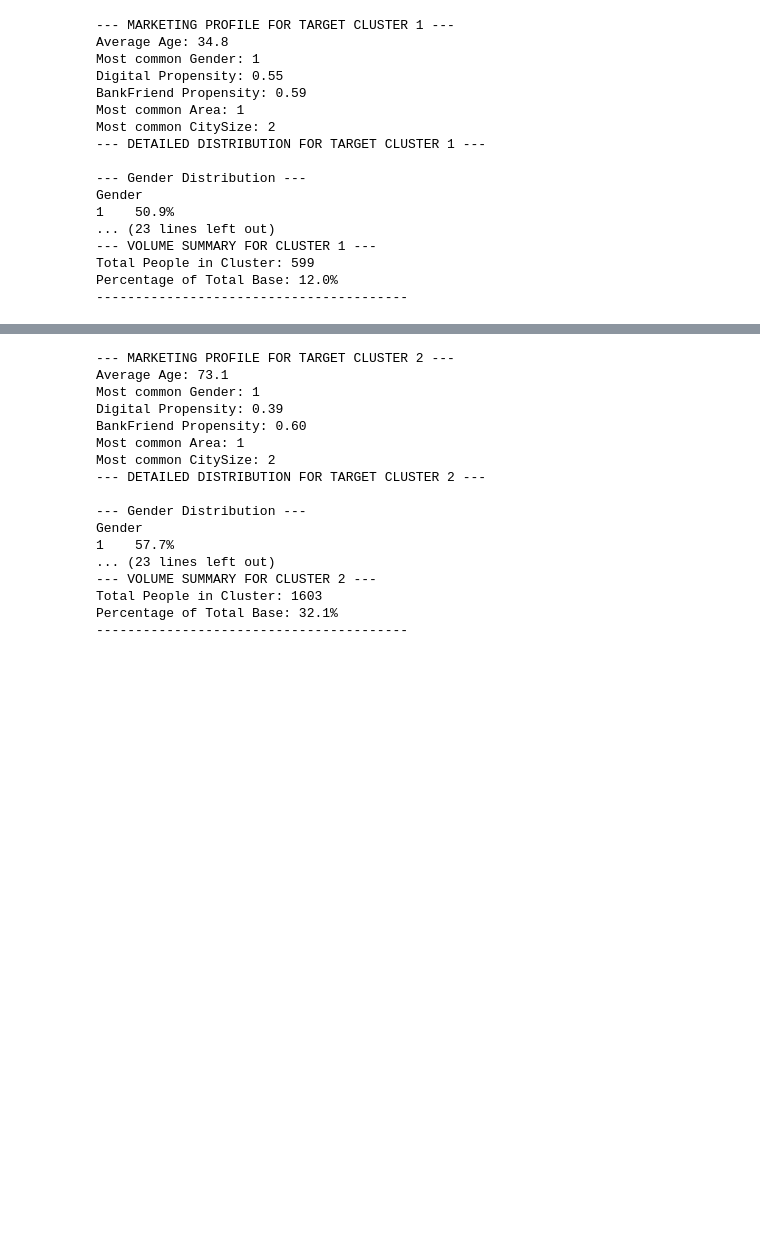
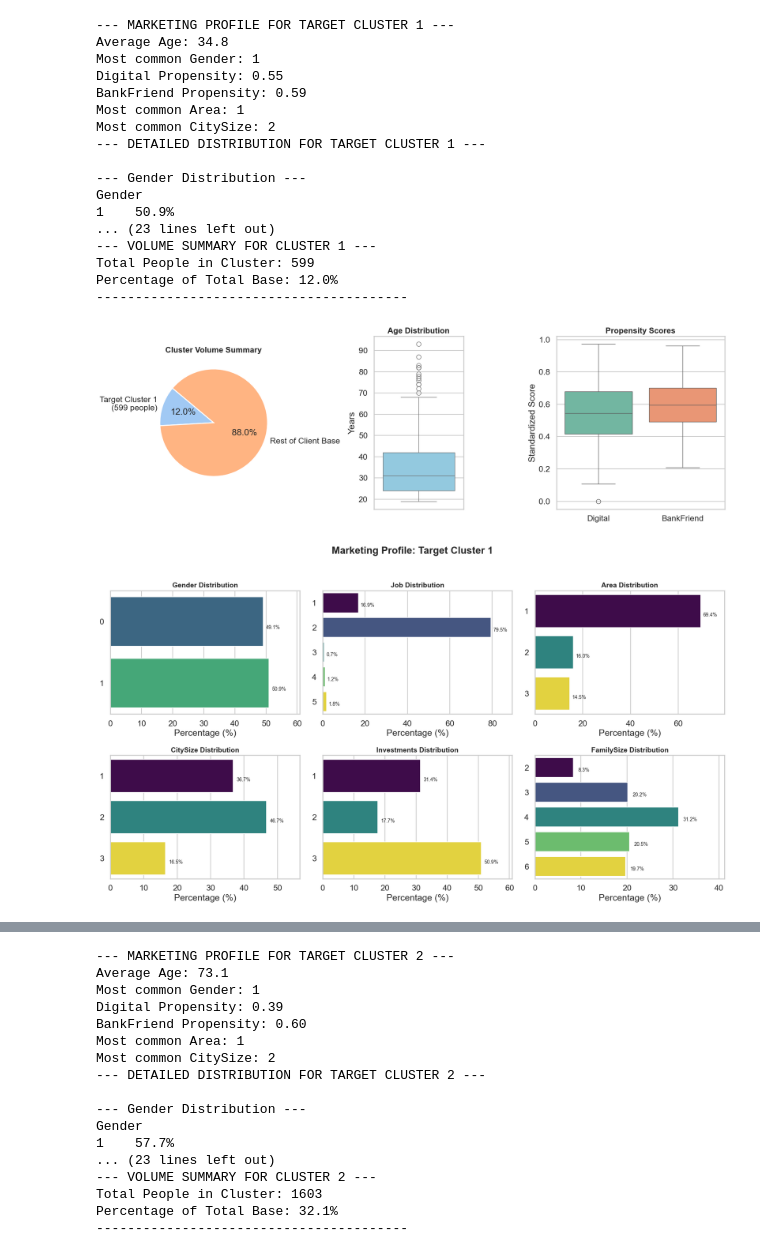
Before and after one commit to Smael-olk/Fintech, a Jupyter notebook: BusinessCase1/2-Protection_FAMD.ipynb, the cells around one changed output, grey strips where cells are left out. Cells and saved outputs as stored; diff of their text form; code cells hidden in the pictures; blank space fills up the shorter version.

```diff
--- a/BusinessCase1/2-Protection_FAMD.ipynb
+++ b/BusinessCase1/2-Protection_FAMD.ipynb
@@ -595,9 +640,9 @@ Passing `palette` without assigning `hue` is deprecated and will be removed in v
 df_passive_obj1 = data.drop(columns=active_risk_cols).copy()
 df_passive_obj1['Cluster_ID'] = cluster_labels
 
-# Isolate your target cluster (replace '2' with whatever ID you found in Step 2)
+# Isolate your target cluster
 target_cluster_id = 1
-target_profile = df_passive_obj1[df_passive_obj1['Cluster_ID'] == target_cluster_id]
+target_profile = df_passive_obj1[df_passive_obj1['Cluster_ID'] == target_cluster_id].copy()
 
 print(f"--- MARKETING PROFILE FOR TARGET CLUSTER {target_cluster_id} ---")
 print(f"Average Age: {target_profile['Age'].mean():.1f}")
@@ -627,12 +672,8 @@ print("--- Numerical Feature Summary ---")
 print(target_profile[num_cols].describe().loc[['mean', 'min', '50%', 'max']])
 
 
-
 # Calculate total rows in the entire dataset
 total_count = len(df_passive_obj1)
-
-# Isolate your target cluster
-target_profile = df_passive_obj1[df_passive_obj1['Cluster_ID'] == target_cluster_id]
 
 # Calculate size of target cluster
 cluster_count = len(target_profile)
@@ -660,3 +701,75 @@ Gender
 Total People in Cluster: 599
 Percentage of Total Base: 12.0%
 ----------------------------------------
+# %%
+# Set the visual style for the dashboard
+sns.set_theme(style="whitegrid", context="talk")
+
+# Setup Variables
+total_count = len(df_passive_obj1)
+cluster_count = len(target_profile)
+cluster_pct = (cluster_count / total_count) * 100
+
+# VOLUME & NUMERICAL TRAITS
+fig, axes = plt.subplots(1, 3, figsize=(18, 6), gridspec_kw={'width_ratios': [1.2, 0.8, 1.5]})
+
+# Pie Chart for Volume
+labels = [f'Target Cluster {target_cluster_id}\n({cluster_count} people)', 'Rest of Client Base']
+sizes = [cluster_count, total_count - cluster_count]
+colors = sns.color_palette('pastel')[0:2]
+axes[0].pie(sizes, labels=labels, autopct='%1.1f%%', startangle=140, colors=colors,
+            wedgeprops={'edgecolor': 'white', 'linewidth': 2})
+axes[0].set_title(f"Cluster Volume Summary", fontsize=16, fontweight='bold')
+
+# Boxplot strictly for AGE
+sns.boxplot(data=target_profile, y='Age', ax=axes[1], color='skyblue')
+axes[1].set_title("Age Distribution", fontsize=16, fontweight='bold')
+axes[1].set_ylabel("Years")
+
+# Boxplots strictly for STANDARDIZED SCORES
+scaled_cols = ['Digital', 'BankFriend']
+melted_scaled = target_profile[scaled_cols].melt(var_name='Feature', value_name='Score')
+
+sns.boxplot(data=melted_scaled, x='Feature', y='Score', ax=axes[2], palette='Set2', hue='Feature', legend=False)
+axes[2].set_title("Propensity Scores", fontsize=16, fontweight='bold')
+axes[2].set_xlabel("")
+axes[2].set_ylabel("Standardized Score")
+
+plt.tight_layout()
+plt.show()
+
+
+# CATEGORICAL DISTRIBUTIONS
+target_profile['Job'] = data.loc[target_profile.index, 'Job']
+target_profile['FamilySize'] = data.loc[target_profile.index, 'FamilySize']
+cat_cols = ['Gender', 'Job', 'Area', 'CitySize', 'Investments', 'FamilySize']
+
+# Create a grid of subplots (2 rows, 3 columns)
+fig, axes = plt.subplots(2, 3, figsize=(18, 10))
+axes = axes.flatten() # Flatten to easily loop through them
+
+for i, col in enumerate(cat_cols):
+    # Calculate percentages
+    dist = target_profile[col].value_counts(normalize=True) * 100
+
+    # Create Horizontal Bar Plot
+    sns.barplot(x=dist.values, y=dist.index, ax=axes[i], palette='viridis', orient='h', hue=dist.index, legend=False)
+
+    # Formatting
+    axes[i].set_title(f"{col} Distribution", fontsize=14, fontweight='bold')
+    axes[i].set_xlabel("Percentage (%)")
+    axes[i].set_ylabel("")
+    axes[i].set_xlim(0, max(dist.values) + 10) # Give a little breathing room on the right
+
+    # Add exact percentage text labels onto the bars
+    for p in axes[i].patches:
+        width = p.get_width()
+        axes[i].text(width + 1, p.get_y() + p.get_height()/2. + 0.1,
+                     f'{width:.1f}%', ha="left", va="center", fontsize=10)
+
+fig.suptitle(f"Marketing Profile: Target Cluster {target_cluster_id}", fontsize=20, fontweight='bold', y=1.02)
+plt.tight_layout()
+plt.show()
+# %% [output]
+[figure, added]
+[figure, added]
```
Also changed, not shown: parts of 29 cells of this notebook, 1 other file.
